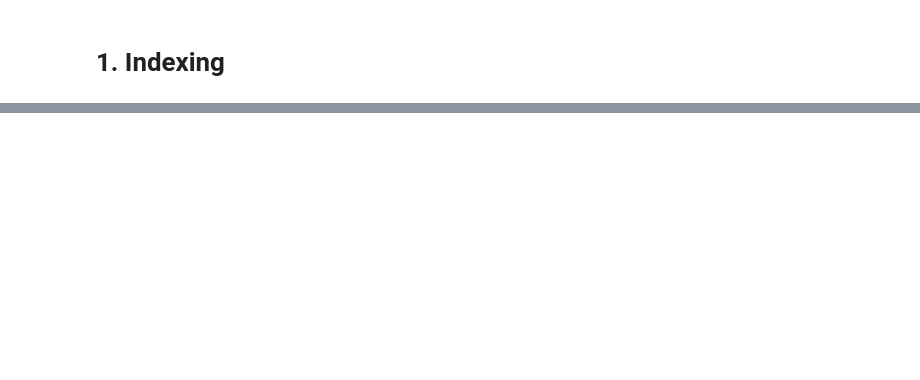
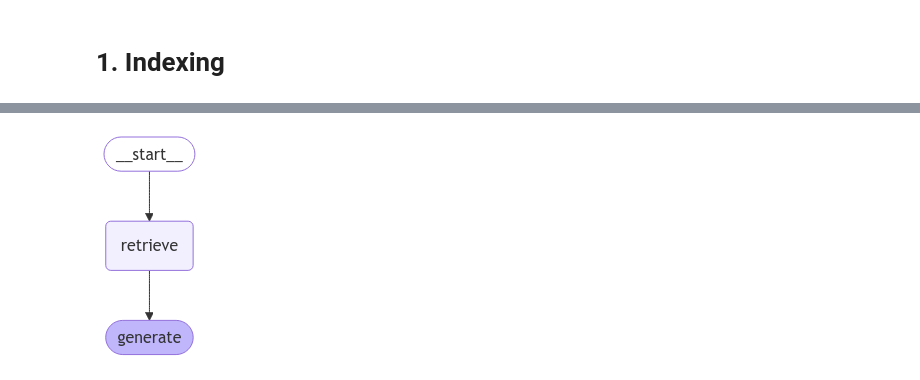
Before and after one commit to ritish1082/Study-Buddy-AI, a Jupyter notebook: Study_Buddy_AI.ipynb, the cells around one changed output, grey strips where cells are left out. Cells and saved outputs as stored; diff of their text form; code cells hidden in the pictures; blank space fills up the shorter version.

Commit message:
feat: initial RAG build

```diff
--- a/Study_Buddy_AI.ipynb
+++ b/Study_Buddy_AI.ipynb
@@ -59,0 +157,40 @@ OpenAIError: The api_key client option must be set either by passing api_key to
+# %%
+# Define prompt for question-answering
+# prompt = hub.pull("rlm/rag-prompt")
+
+# Define the prompt template
+template = """Answer the following question based on the context below.
+Use your own LLM knowledge **only if the context is insufficient or vague.**
+Ensure the response is inferred from the context, even if the exact phrase is not present. Dpo not give short answer elaborate them
+
+Context: {context}
+
+Question: {question}
+"""
+
+prompt = ChatPromptTemplate.from_template(template)
+
+
+# Define state for application
+class State(TypedDict):
+    question: str
+    context: List[Document]
+    answer: str
+
+
+# Define application steps
+def retrieve(state: State):
+    retrieved_docs = vector_store.similarity_search(state["question"])
+    return {"context": retrieved_docs}
+
+def generate(state: State):
+    docs_content = "\n\n".join(f"Document {i+1}: {doc.page_content}" for i, doc in enumerate(state["context"]))
+    messages = prompt.invoke({"question": state["question"], "context": docs_content})
+    response = llm.invoke(messages)
+    return {"answer": response.content}
+
+
+# Compile application and test
+graph_builder = StateGraph(State).add_sequence([retrieve, generate])
+graph_builder.add_edge(START, "retrieve")
+graph = graph_builder.compile()
@@ -59,0 +202,6 @@ OpenAIError: The api_key client option must be set either by passing api_key to
+# %%
+from IPython.display import Image, display
+
+display(Image(graph.get_graph().draw_mermaid_png()))
+# %% [output]
+[figure, added]
```
Also changed, not shown: parts of 17 cells of this notebook.
